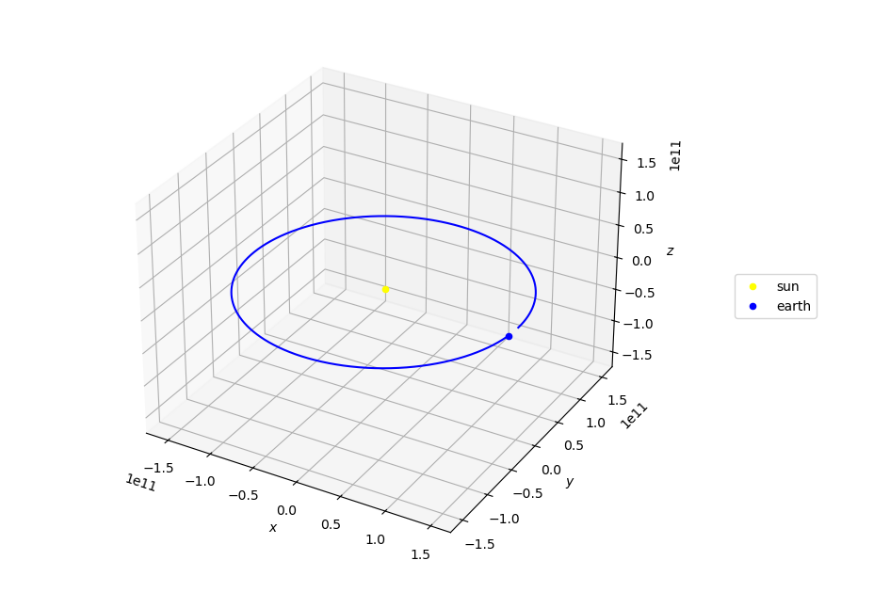
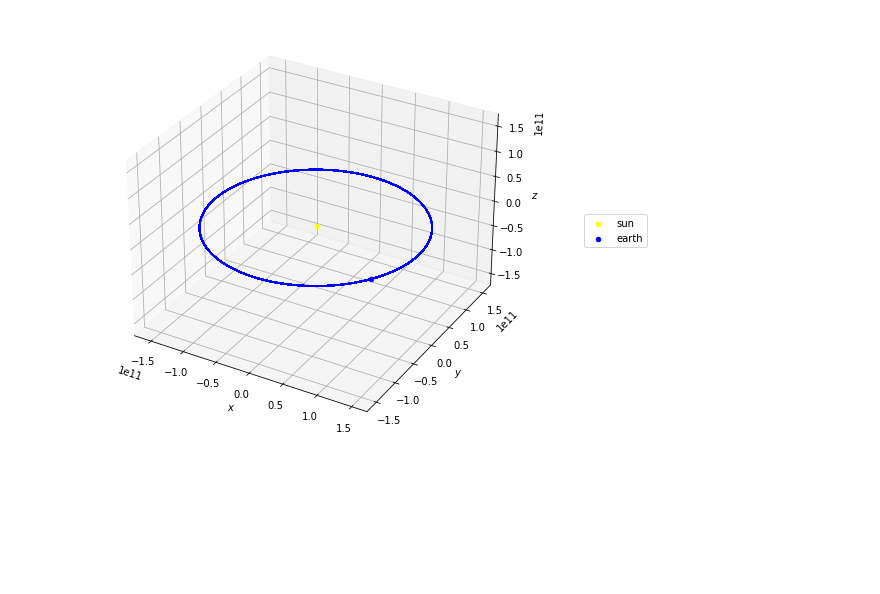
Before and after one commit to whuang259/Math714Project, a Jupyter notebook: nbody-simulation.ipynb, the cells around one changed output. Drawn from its saved outputs; the diff is of its cells as text; code cells hidden in the pictures; blank space fills up the shorter version.

Commit message:
Barnes-Hut Implementation

```diff
--- a/nbody-simulation.ipynb
+++ b/nbody-simulation.ipynb
@@ -44,10 +192,9 @@ class FastMultipoleForceCalculator(ForceCalculator):
 # %%
 # Integrator class with two children, RK4 and Leapfrog (symplectic)
 class Integrator():
-
-    def _derivatives(self, pos, vel):
-        acc = self.force_calculator.compute_accelerations(pos, self.masses)
-        return vel, acc
+    def _derivatives(self, positions, vels):
+        accs = self.force_calculator.compute_accelerations(positions, self.masses)
+        return vels, accs
 
     def __init__(self, bodies, force_calculator):
         self.bodies = bodies
@@ -55,17 +202,16 @@ class Integrator():
         self.force_calculator = force_calculator
 
     def get_state(self):
-        pos = np.array([b.position for b in self.bodies])
-        vel = np.array([b.velocity for b in self.bodies])
-        return pos, vel
+        positions = np.array([b.position for b in self.bodies])
+        velocities = np.array([b.velocity for b in self.bodies])
+        return positions, velocities
 
-    def set_state(self, pos, vel):
+    def set_state(self, positions, velocities):
         for i, body in enumerate(self.bodies):
-            body.position = pos[i]
-            body.velocity = vel[i]
+            body.position = positions[i]
+            body.velocity = velocities[i]
 
 class RK4Integrator(Integrator):
-
     def step(self, dt):
         p0, v0 = self.get_state()
 
@@ -79,11 +225,11 @@ class RK4Integrator(Integrator):
         self.set_state(new_pos, new_vel)
 
 class LeapfrogIntegrator(Integrator):
-
     def __init__(self, bodies, force_calculator):
         self.bodies = bodies
         self.masses = np.array([b.mass for b in bodies])
         self.force_calculator = force_calculator
+
         # Special for leapfrog!
         self.prev_acc = np.zeros((len(bodies), 3))
 
@@ -120,16 +265,15 @@ class NBodySimulation:
 
         return pos_hist
 # %%
-p1 = Body("Sun", SM, [0, 0, 0], [0, 0, 0])
-p2 = Body("Earth", 5.972e24, [AU, 0, 0], [0, 30000, 0])
-p3 = Body("Searth", 5.972e27, [15e8, 0, 14e6], [100, 200, 300])
-pluto = Body("Pearth", 1.31e22, [39.5*AU, 0, 0], [0, 4740, 0])
+p1 = Body([0., 0., 0.], SM, [0., 0., 0.], "Sun")
+p2 = Body([AU, 0., 0.], 5.972e24, [0., 30000., 0.], "Earth")
+p3 = Body([15e8, 0., 14e6], 5.972e27, [100., 200., 300.], "Searth")
+pluto = Body([39.5*AU, 0., 0.], 1.31e22, [0., 4740., 0.], "Pearth")
 
-sim = NBodySimulation([p1, p2], LeapfrogIntegrator, DirectForceCalculator)
-day = 60
+sim = NBodySimulation([p1, p2], RK4Integrator, BarnesHutForceCalculator)
+day = 60*60*24
 
-soln = sim.run(day, 366*60*24)
-
+soln = sim.run(day, 365*50)
 plot_3d_trajectory(soln, 10, 10, ['sun', 'earth'], ['yellow', 'blue'], True)
 # %% [output]
-[figure, old version]
+[figure, new version]
```
Also changed, not shown: parts of 7 cells of this notebook.
